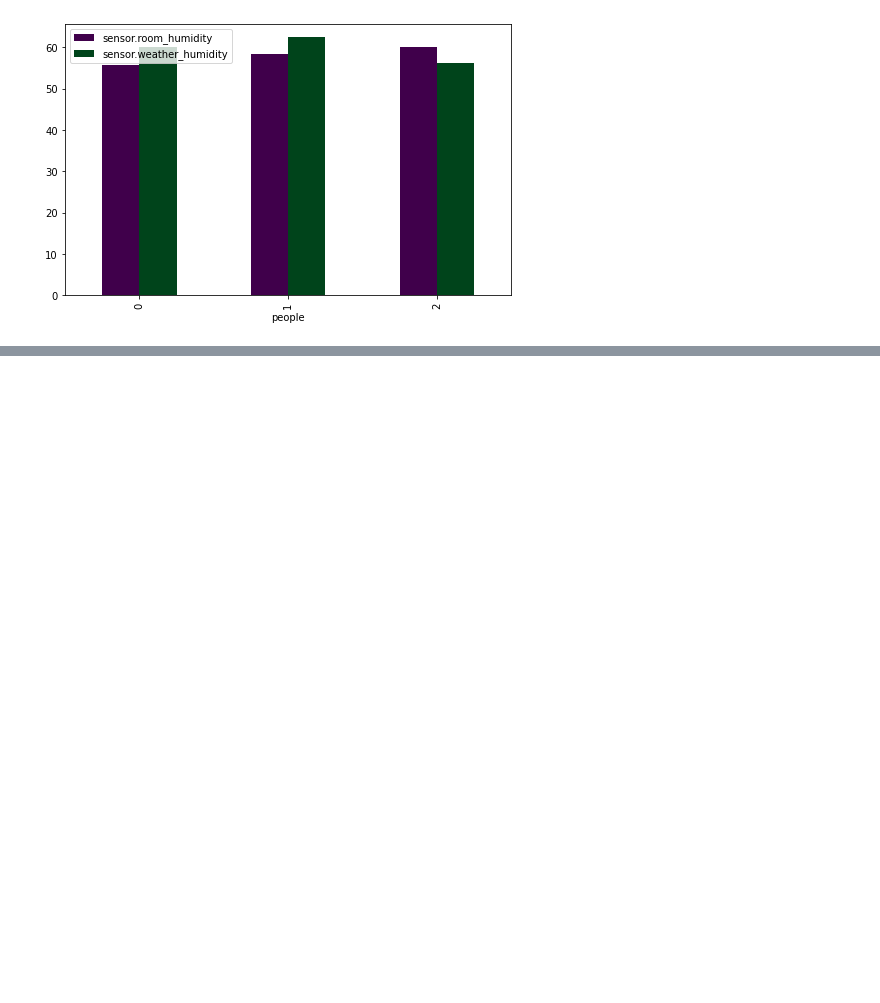
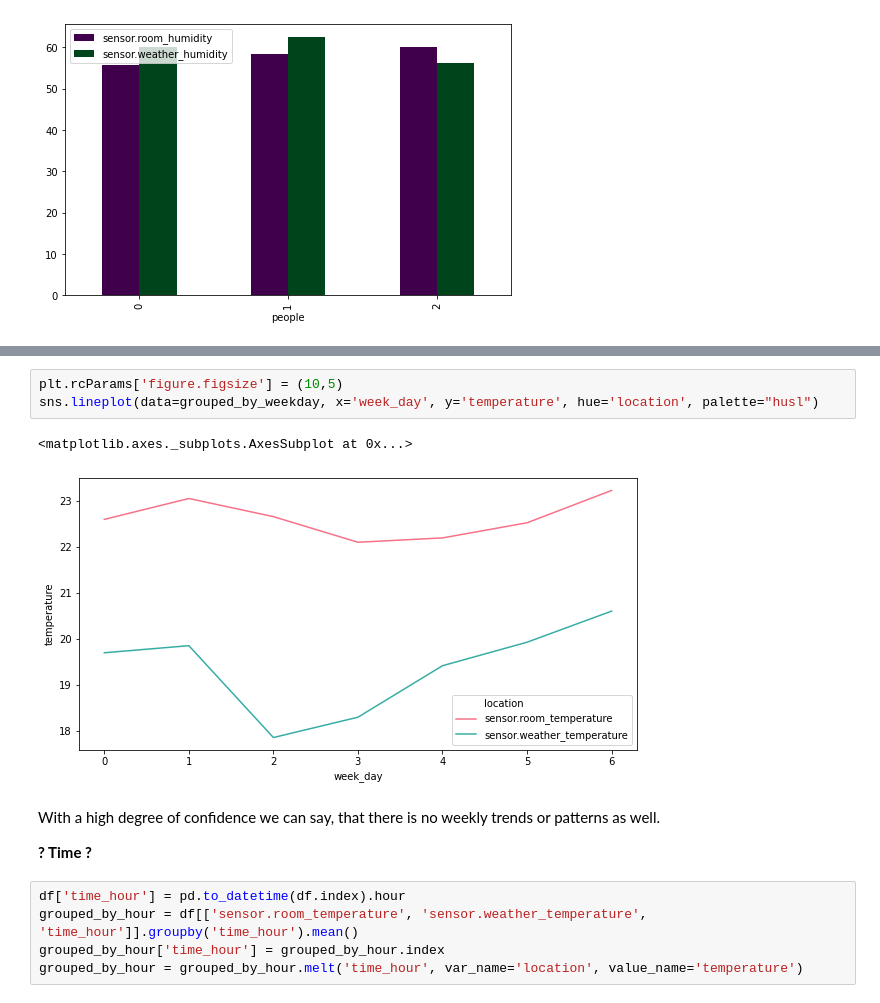
Before and after one commit to asyaparfenova/air_condidioner_effectiveness_cost_carbon_footprint, a Jupyter notebook: EDA.ipynb, the cells around one changed output, grey strips where cells are left out. Cells and saved outputs as stored; diff of their text form; blank space fills up the shorter version.

```diff
--- a/EDA.ipynb
+++ b/EDA.ipynb
@@ -415,0 +484,15 @@ Observations:
+# %%
+plt.rcParams['figure.figsize'] = (10,5)
+sns.lineplot(data=grouped_by_weekday, x='week_day', y='temperature', hue='location', palette="husl")
+# %% [output]
+<matplotlib.axes._subplots.AxesSubplot at 0x...>
+[figure, added]
+# %% [markdown]
+With a high degree of confidence we can say, that there is no weekly trends or patterns as well.
+
+**? Time ?**
+# %%
+df['time_hour'] = pd.to_datetime(df.index).hour
+grouped_by_hour = df[['sensor.room_temperature', 'sensor.weather_temperature', 'time_hour']].groupby('time_hour').mean()
+grouped_by_hour['time_hour'] = grouped_by_hour.index
+grouped_by_hour = grouped_by_hour.melt('time_hour', var_name='location', value_name='temperature')
```
Also changed, not shown: parts of 13 cells of this notebook.
